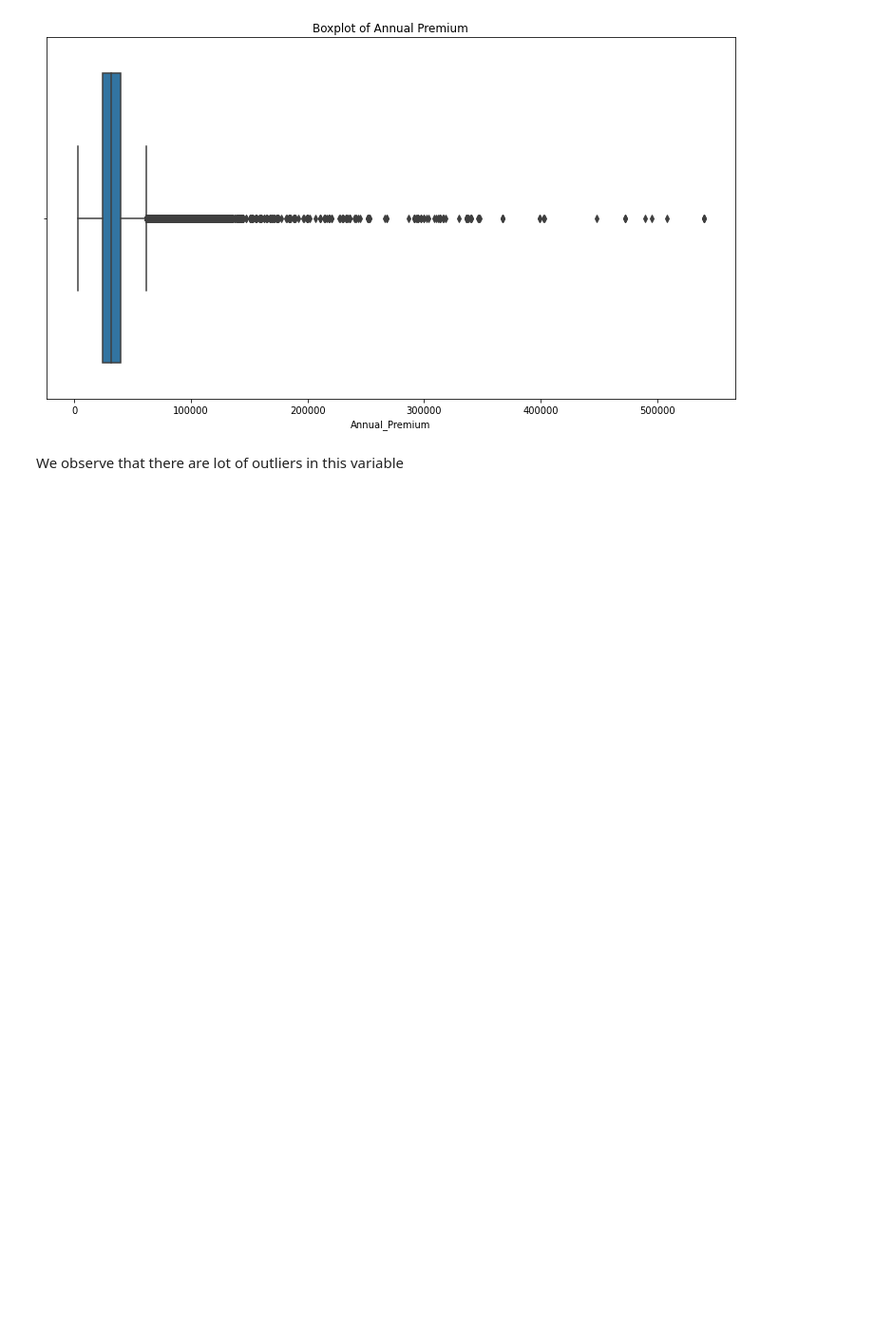
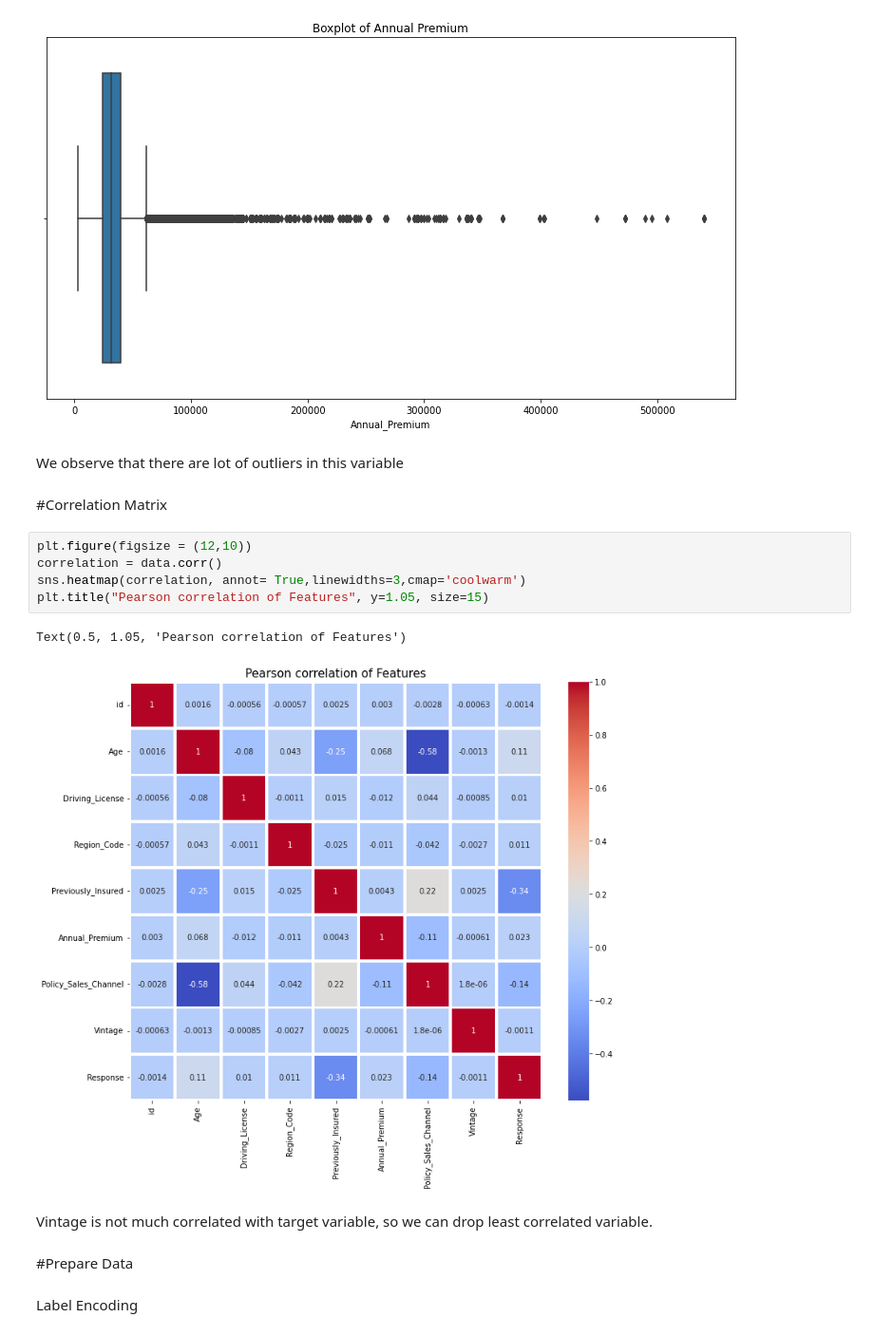
Before and after one commit to bindukovvada/HEALTH-INSURANCE-CROSS-SELL-PREDICTION, a Jupyter notebook: HEALTH_INSURANCE_CROSS_SELL_PREDICTION.ipynb, the cells around one changed output. Shown at 95% size. Drawn from its saved outputs; the diff is of its cells as text; blank space fills up the shorter version.

```diff
--- a/HEALTH_INSURANCE_CROSS_SELL_PREDICTION.ipynb
+++ b/HEALTH_INSURANCE_CROSS_SELL_PREDICTION.ipynb
@@ -266,3 +319,19 @@ plt.show()
 [figure]
 # %% [markdown]
 We observe that there are lot of outliers in this variable
+# %% [markdown]
+#Correlation Matrix
+# %%
+plt.figure(figsize = (12,10))
+correlation = data.corr()
+sns.heatmap(correlation, annot= True,linewidths=3,cmap='coolwarm')
+plt.title("Pearson correlation of Features", y=1.05, size=15)
+# %% [output]
+Text(0.5, 1.05, 'Pearson correlation of Features')
+[figure, added]
+# %% [markdown]
+Vintage is not much correlated with target variable, so we can drop least correlated variable.
+# %% [markdown]
+#Prepare Data
+# %% [markdown]
+Label Encoding
```
Also changed, not shown: parts of 34 cells of this notebook.
